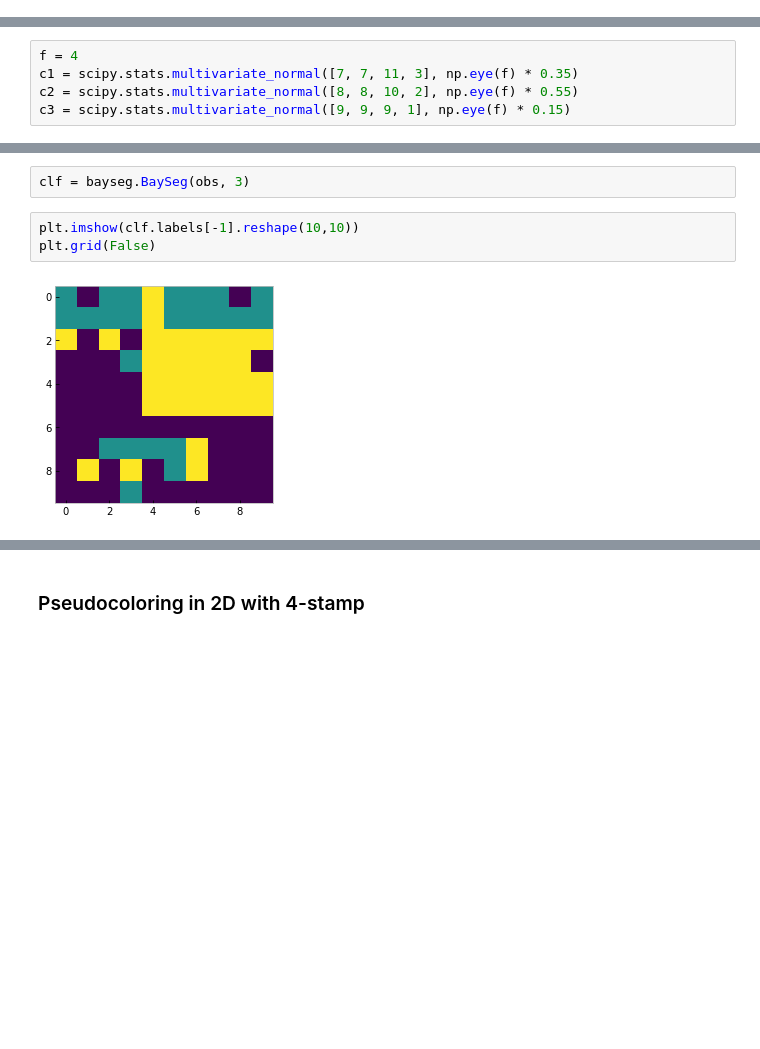
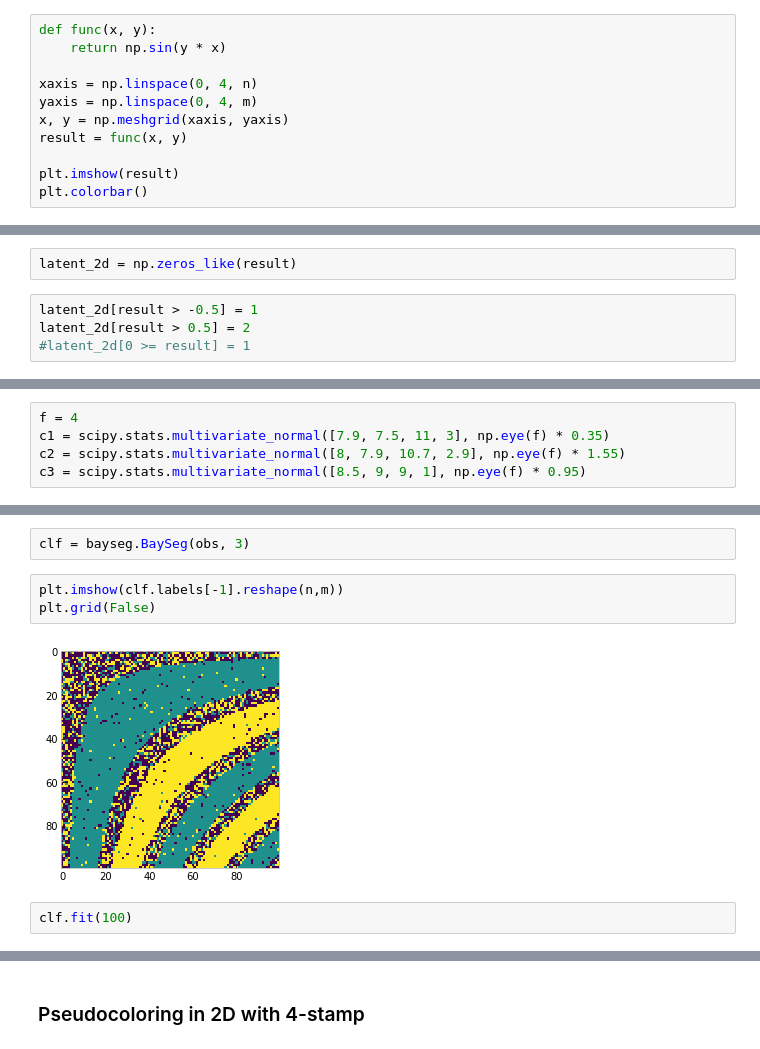
Before and after one commit to cgre-aachen/bayseg, a Jupyter notebook: notebooks/alex_prototyping_2d.ipynb, the cells around one changed output, grey strips where cells are left out. Drawn from its saved outputs; the diff is of its cells as text; blank space fills up the shorter version.

```diff
--- a/notebooks/alex_prototyping_2d.ipynb
+++ b/notebooks/alex_prototyping_2d.ipynb
@@ -28,0 +18,11 @@ plt.grid(False)
+# %%
+def func(x, y):
+    return np.sin(y * x)
+
+xaxis = np.linspace(0, 4, n)
+yaxis = np.linspace(0, 4, m)
+x, y = np.meshgrid(xaxis, yaxis)
+result = func(x, y)
+
+plt.imshow(result)
+plt.colorbar()
@@ -28,0 +32,6 @@ plt.grid(False)
+# %%
+latent_2d = np.zeros_like(result)
+# %%
+latent_2d[result > -0.5] = 1
+latent_2d[result > 0.5] = 2
+#latent_2d[0 >= result] = 1
@@ -30,9 +57,9 @@ plt.grid(False)
 ### Sample
 # %%
 f = 4
-c1 = scipy.stats.multivariate_normal([7, 7, 11, 3], np.eye(f) * 0.35)
-c2 = scipy.stats.multivariate_normal([8, 8, 10, 2], np.eye(f) * 0.55)
-c3 = scipy.stats.multivariate_normal([9, 9, 9, 1], np.eye(f) * 0.15)
+c1 = scipy.stats.multivariate_normal([7.9, 7.5, 11, 3], np.eye(f) * 0.35)
+c2 = scipy.stats.multivariate_normal([8, 7.9, 10.7, 2.9], np.eye(f) * 1.55)
+c3 = scipy.stats.multivariate_normal([8.5, 9, 9, 1], np.eye(f) * 0.95)
 # %%
 obs = np.zeros((n,m,f))
 np.shape(obs)
@@ -85,7 +112,9 @@ np.shape(coords_vector)
 # %%
 clf = bayseg.BaySeg(obs, 3)
 # %%
-plt.imshow(clf.labels[-1].reshape(10,10))
+plt.imshow(clf.labels[-1].reshape(n,m))
 plt.grid(False)
 # %% [output]
-[figure, old version]
+[figure, new version]
+# %%
+clf.fit(100)
```
Also changed, not shown: parts of 59 cells of this notebook, 3 other files.
